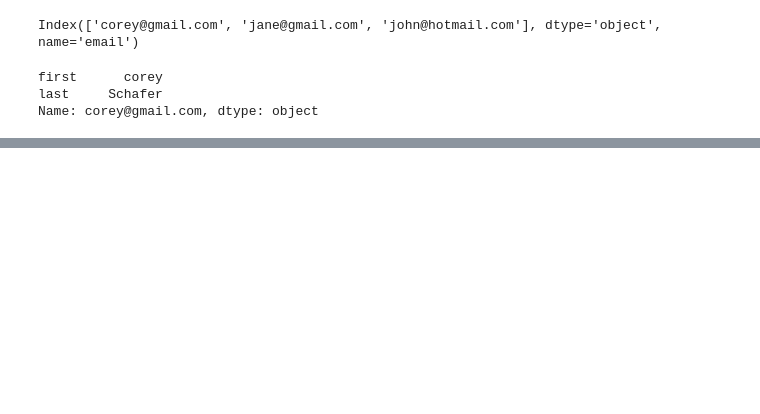
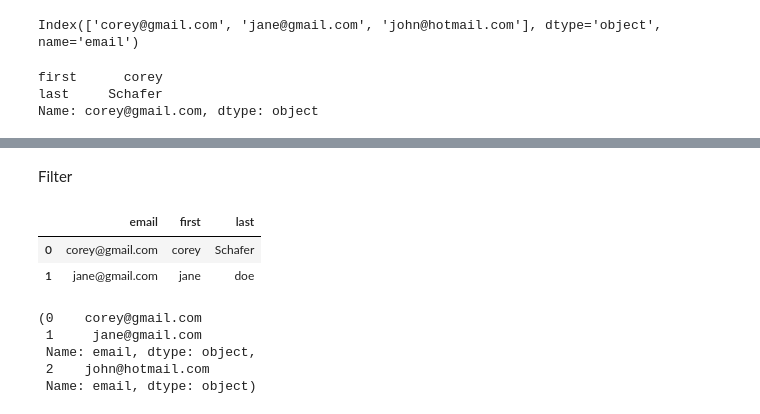
Before and after one commit to aynandu/Pandas-Numpy-OpenCV, a Jupyter notebook: Pandas/snippet.ipynb, the cells around one changed output, grey strips where cells are left out. Drawn from its saved outputs; the diff is of its cells as text; code cells hidden in the pictures; blank space fills up the shorter version.

```diff
--- a/Pandas/snippet.ipynb
+++ b/Pandas/snippet.ipynb
@@ -93,0 +94,18 @@ df
+# %% [markdown]
+Filter
+# %%
+filt = (df['last']=='Schafer') | (df['first']=='jane')
+# %%
+df[filt]# do this instead of df[df['last']=='doe']
+# %% [output]
+|  | email | first | last |
+| 0 | corey@gmail.com | corey | Schafer |
+| 1 | jane@gmail.com | jane | doe |
+# %%
+df.loc[filt,'email'] , df.loc[-filt,'email'] #Negative 'not'  -filt
+# %% [output]
+(0    corey@gmail.com
+ 1     jane@gmail.com
+ Name: email, dtype: object,
+ 2    john@hotmail.com
+ Name: email, dtype: object)
```
Also changed, not shown: parts of 2 cells of this notebook, 1 other file.
